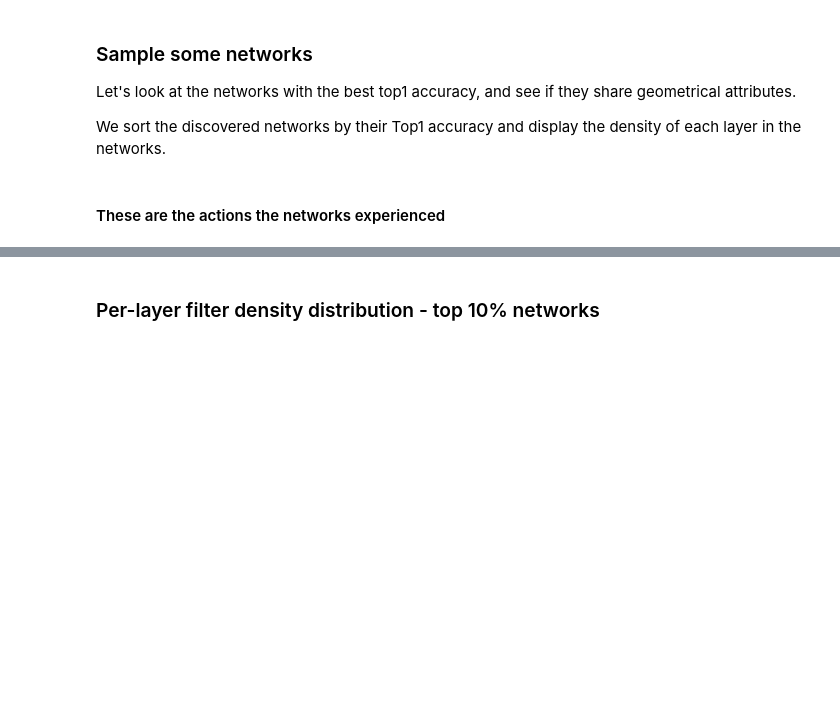
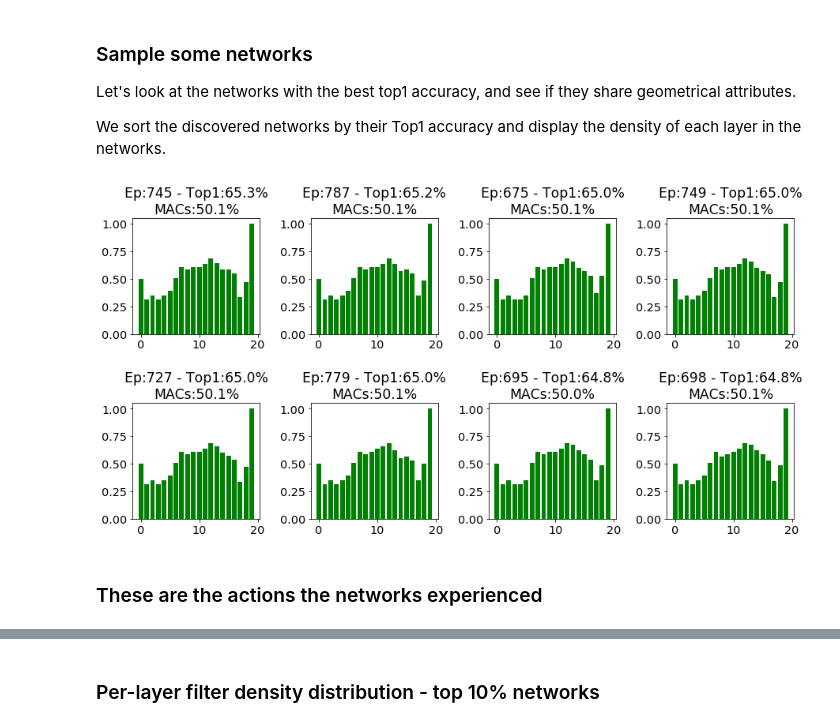
Before and after one commit to IntelLabs/distiller, a Jupyter notebook: examples/automated_deep_compression/ppo-amc-results.ipynb, the cells around one changed output, grey strips where cells are left out. Cells and saved outputs as stored; diff of their text form; code cells hidden in the pictures; blank space fills up the shorter version.

```diff
--- a/examples/automated_deep_compression/ppo-amc-results.ipynb
+++ b/examples/automated_deep_compression/ppo-amc-results.ipynb
@@ -378,14 +581,16 @@ Let's look at the networks with the best top1 accuracy, and see if they share ge
 
 We sort the discovered networks by their Top1 accuracy and display the density of each layer in the networks.
 # %%
-top1_sorted_df = df1.sort_values(by=['reward'], ascending=False)
+top1_sorted_df = df.sort_values(by=['reward'], ascending=False)
 top1_sorted_df
 nrows = 2; ncols = 4
 f, axarr = plt.subplots(nrows, ncols, figsize=(15,7))
 for i in range(0, nrows * ncols):
     plot_layer_compute_densities(top1_sorted_df, i, ax=axarr[i//ncols, i%ncols], color='g')
     # Fine-tune figure; make subplots farther from each other.
     f.subplots_adjust(hspace=0.6, wspace=0.4)
+# %% [output]
+[figure, added]
 # %% [markdown]
-#### These are the actions the networks experienced
+### These are the actions the networks experienced
 # %%
```
Also changed, not shown: parts of 11 cells of this notebook.
